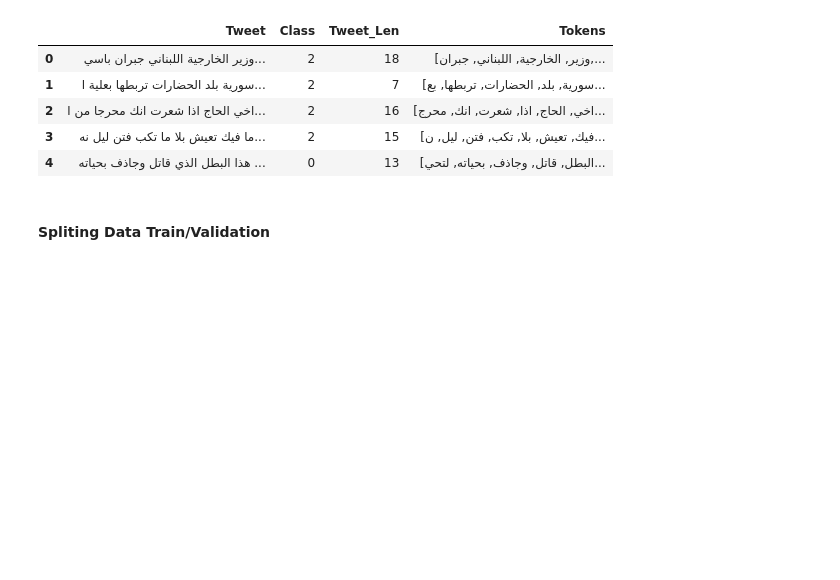
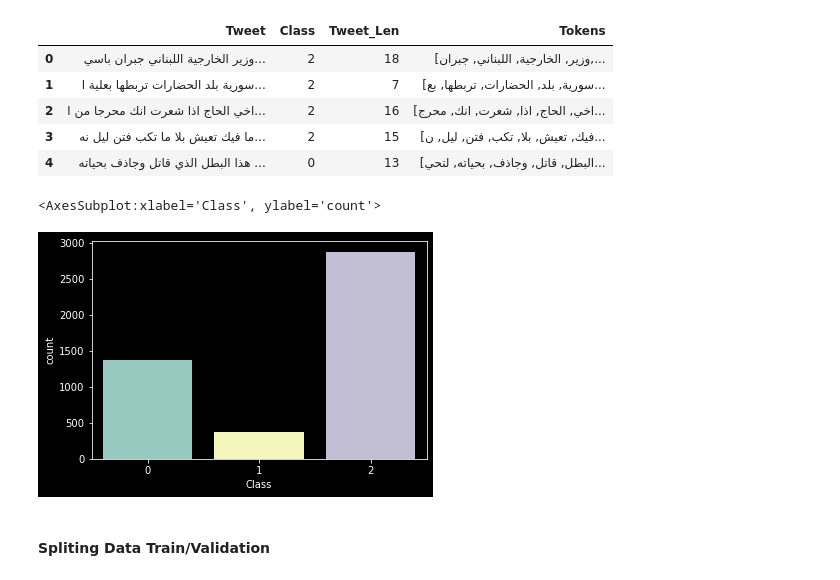
Before and after one commit to AYA0HASSAN/ArabicAbusiveWordDetection, a Jupyter notebook: Abusive_Word_Detection_V03.ipynb, the cells around one changed output. Cells and saved outputs as stored; diff of their text form; code cells hidden in the pictures; blank space fills up the shorter version.

```diff
--- a/Abusive_Word_Detection_V03.ipynb
+++ b/Abusive_Word_Detection_V03.ipynb
@@ -297,6 +297,11 @@ train_df.head()
 | 2 | اخي الحاج اذا شعرت انك محرجا من ا... | 2 | 16 | [اخي, الحاج, اذا, شعرت, انك, محرج... |
 | 3 | ما فيك تعيش بلا ما تكب فتن ليل نه... | 2 | 15 | [فيك, تعيش, بلا, تكب, فتن, ليل, ن... |
 | 4 | هذا البطل الذي قاتل وجاذف بحياته ... | 0 | 13 | [البطل, قاتل, وجاذف, بحياته, لتحي... |
+# %%
+sns.countplot(train_df['Class'])
+# %% [output]
+<AxesSubplot:xlabel='Class', ylabel='count'>
+[figure, added]
 # %% [markdown]
 #### Spliting Data Train/Validation
 # %%
```
Also changed, not shown: parts of 8 cells of this notebook.
